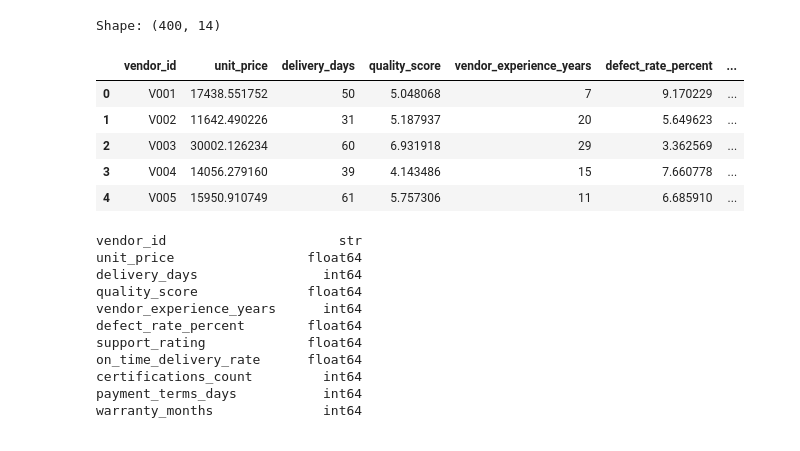
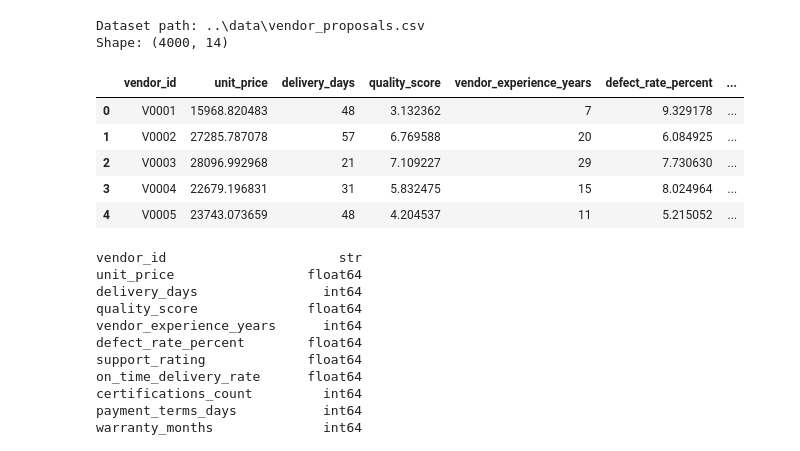
Before and after one commit to Hemant-dbit/Vendor_Proposal_Intelligence, a Jupyter notebook: notebooks/01_vendor_ml.ipynb, the cells around one changed output. Drawn from its saved outputs; the diff is of its cells as text; code cells hidden in the pictures.

Commit message:
feature: updated dataset from 400 to 4000

```diff
--- a/notebooks/01_vendor_ml.ipynb
+++ b/notebooks/01_vendor_ml.ipynb
@@ -3,18 +3,25 @@ import pandas as pd
 import numpy as np
 # %%
 # loading the dataset
-df = pd.read_csv('../data/vendor_proposals.csv')
+from pathlib import Path
 
-print("Shape:", df.shape)
+data_path = Path('../data/vendor_proposals.csv')
+if not data_path.exists():
+    data_path = Path('data/vendor_proposals.csv')
+
+df = pd.read_csv(data_path)
+print('Dataset path:', data_path)
+print('Shape:', df.shape)
 df.head()
 # %% [output]
-Shape: (400, 14)
+Dataset path: ..\data\vendor_proposals.csv
+Shape: (4000, 14)
 |  | vendor_id | unit_price | delivery_days | quality_score | vendor_experience_years | defect_rate_percent | ... |
-| 0 | V001 | 17438.551752 | 50 | 5.048068 | 7 | 9.170229 | ... |
-| 1 | V002 | 11642.490226 | 31 | 5.187937 | 20 | 5.649623 | ... |
-| 2 | V003 | 30002.126234 | 60 | 6.931918 | 29 | 3.362569 | ... |
-| 3 | V004 | 14056.279160 | 39 | 4.143486 | 15 | 7.660778 | ... |
-| 4 | V005 | 15950.910749 | 61 | 5.757306 | 11 | 6.685910 | ... |
+| 0 | V0001 | 15968.820483 | 48 | 3.132362 | 7 | 9.329178 | ... |
+| 1 | V0002 | 27285.787078 | 57 | 6.769588 | 20 | 6.084925 | ... |
+| 2 | V0003 | 28096.992968 | 21 | 7.109227 | 29 | 7.730630 | ... |
+| 3 | V0004 | 22679.196831 | 31 | 5.832475 | 15 | 8.024964 | ... |
+| 4 | V0005 | 23743.073659 | 48 | 4.204537 | 11 | 5.215052 | ... |
 # %%
 df.dtypes
 # %% [output]
```
Also changed, not shown: parts of 15 cells of this notebook, 6 other files.
